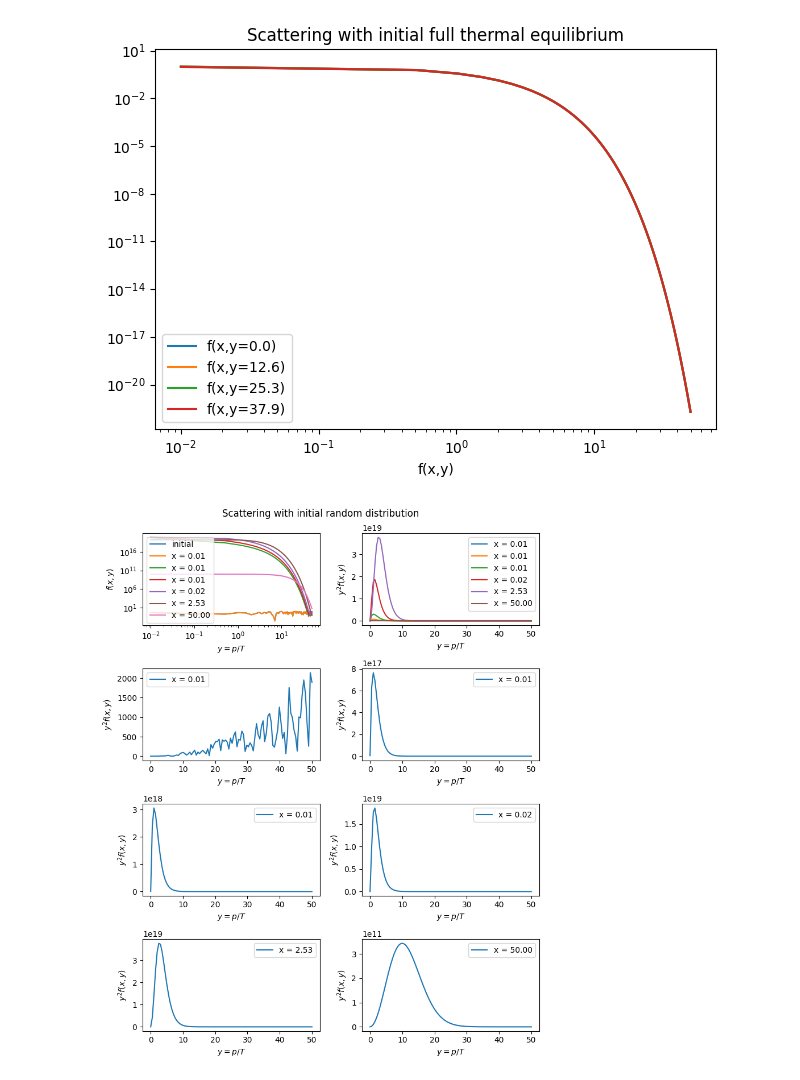
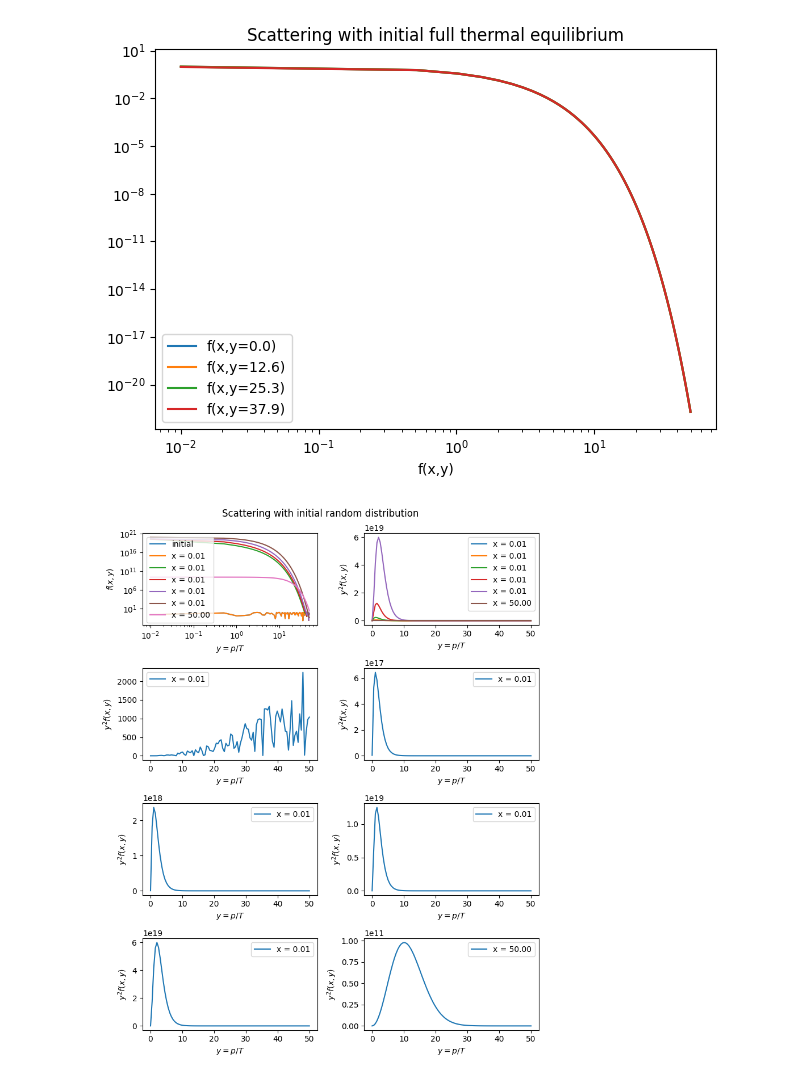
Before and after one commit to TobiasWasheim/master_thesis, a Jupyter notebook: DistributionFunctionPlots.ipynb, the cells around one changed output. Drawn from its saved outputs; the diff is of its cells as text; code cells hidden in the pictures.

```diff
--- a/DistributionFunctionPlots.ipynb
+++ b/DistributionFunctionPlots.ipynb
@@ -42,7 +42,7 @@ plt.tight_layout()
 x_start, x_end = 0.01, 50
 y_start, y_end = 0.01, 50
 y_gridpoints = 100
-Gamma = 1
+Gamma = 1e3
 
 
 x_span = (x_start, x_end)
@@ -56,34 +56,34 @@ fs = solv[2]
 steps = [0,50,75,100,200,-1]
 fig, axs = plt.subplots(nrows=4, ncols=2, figsize=(8, 10))
 axs[0,0].loglog(ys,fs[:,0], label= "initial")
 for n in steps:
     axs[0,0].plot(ys,fs[:,n], label= f"x = {xs[n]:0.2f}")
 axs[0,0].set_xlabel(r"$y = p/T$")
 axs[0,0].set_ylabel (r"$f(x,y)$")
 axs[0,0].legend()
 
 for n in steps:
     yyfs = [ys[i] * ys[i] * fs[i][n] for i in range(len(ys))]
     axs[0,1].plot(ys,yyfs, label= f"x = {xs[n]:0.2f}")
 axs[0,1].set_xlabel(r"$y = p/T$")
 axs[0,1].set_ylabel (r"$y^2f(x,y)$")
 axs[0,1].legend()
 
 
 indicies = [[steps[i],steps[i+1]] for i in range(0,len(steps)-1,2)]
 for i in range(1,4):
     for j in range(0,2):
         index = indicies[i-1][j]
         yyfs = [ys[k] * ys[k] * fs[k][index] for k in range(len(ys))]
         axs[i,j].plot(ys,yyfs, label= f"x = {xs[index]:0.2f}")
         axs[i,j].set_xlabel(r"$y = p/T$")
         axs[i,j].set_ylabel (r"$y^2f(x,y)$")
         axs[i,j].legend()
 
 plt.suptitle("Scattering with initial random distribution")
 fig.tight_layout()
 # %% [output]
-[figure, old version]
+[figure, new version]
 # %%
 # grid size
 x_start, x_end = 0.01, 50
```
Also changed, not shown: parts of 3 cells of this notebook, 2 other files.
